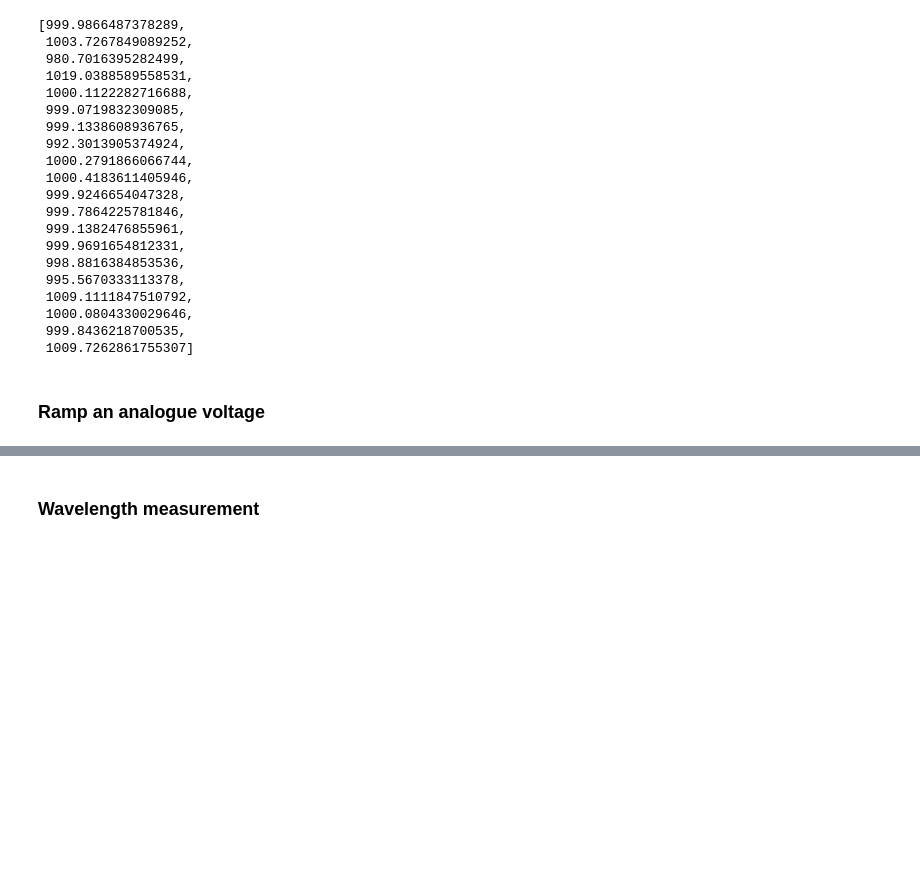
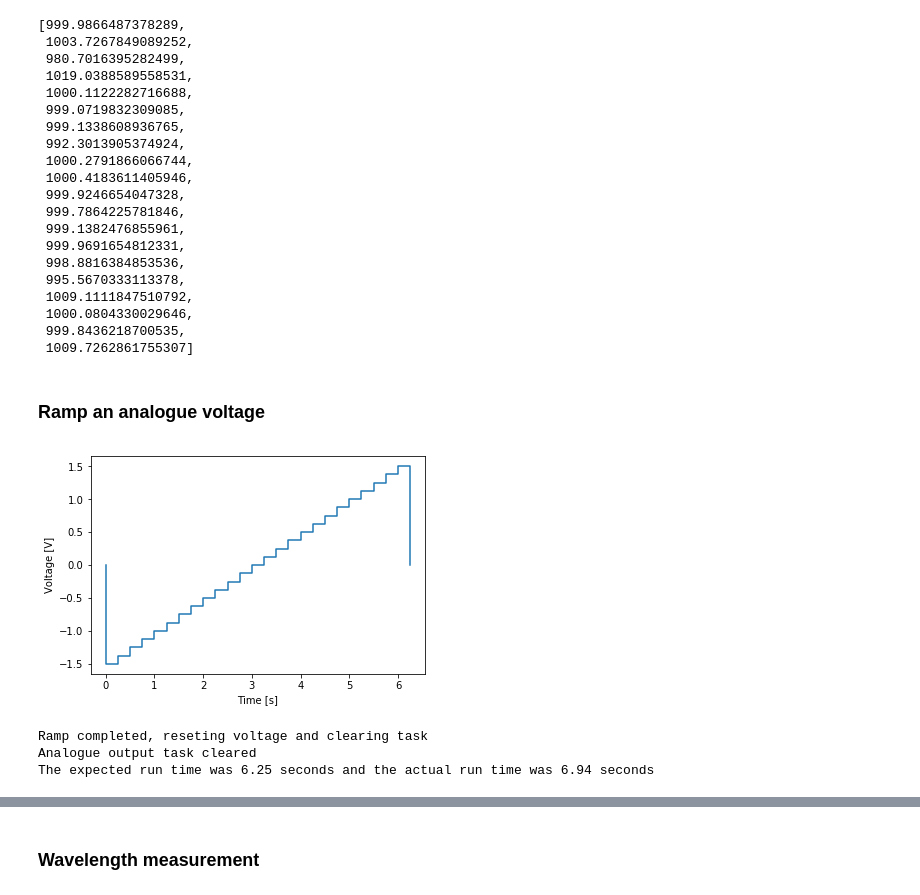
Before and after one commit to atomchumps/CFIB-Control-system, a Jupyter notebook: NIDAQ testing.ipynb, the cells around one changed output, grey strips where cells are left out. Drawn from its saved outputs; the diff is of its cells as text; code cells hidden in the pictures; blank space fills up the shorter version.

```diff
--- a/NIDAQ testing.ipynb
+++ b/NIDAQ testing.ipynb
@@ -457,7 +493,12 @@ CEM_counts.close()
 ### Ramp an analogue voltage
 # %%
 # Ramp an analogue voltage and return a plot with the expected voltage vs time
-executeAOramp(NI_hardware_addresses['AO02'], -1.5, 1.5, 25, 0.25)
+executeAOramp(NI_hardware_addresses['AO02'], -1.5, 1.5, 25, 0.25, verbose = True)
+# %% [output]
+[figure, added]
+Ramp completed, reseting voltage and clearing task
+Analogue output task cleared
+The expected run time was 6.25 seconds and the actual run time was 6.94 seconds
 # %%
 # Ramp an analogue voltage with a slew for stabilisation and return a plot with the expected voltage vs time
 executeAOramp(NI_hardware_addresses['AO02'], -1.5, 1.5, 25, 0.25, 0.1, 5)
```
Also changed, not shown: parts of 7 cells of this notebook, 1 other file.
